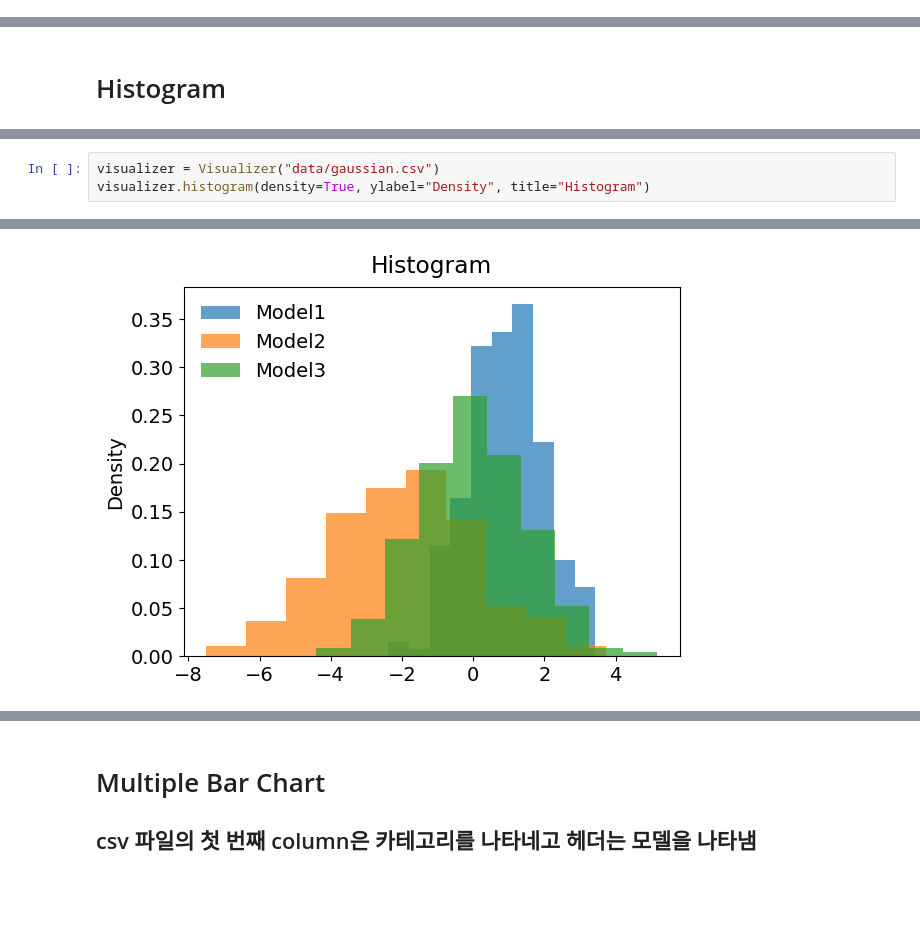
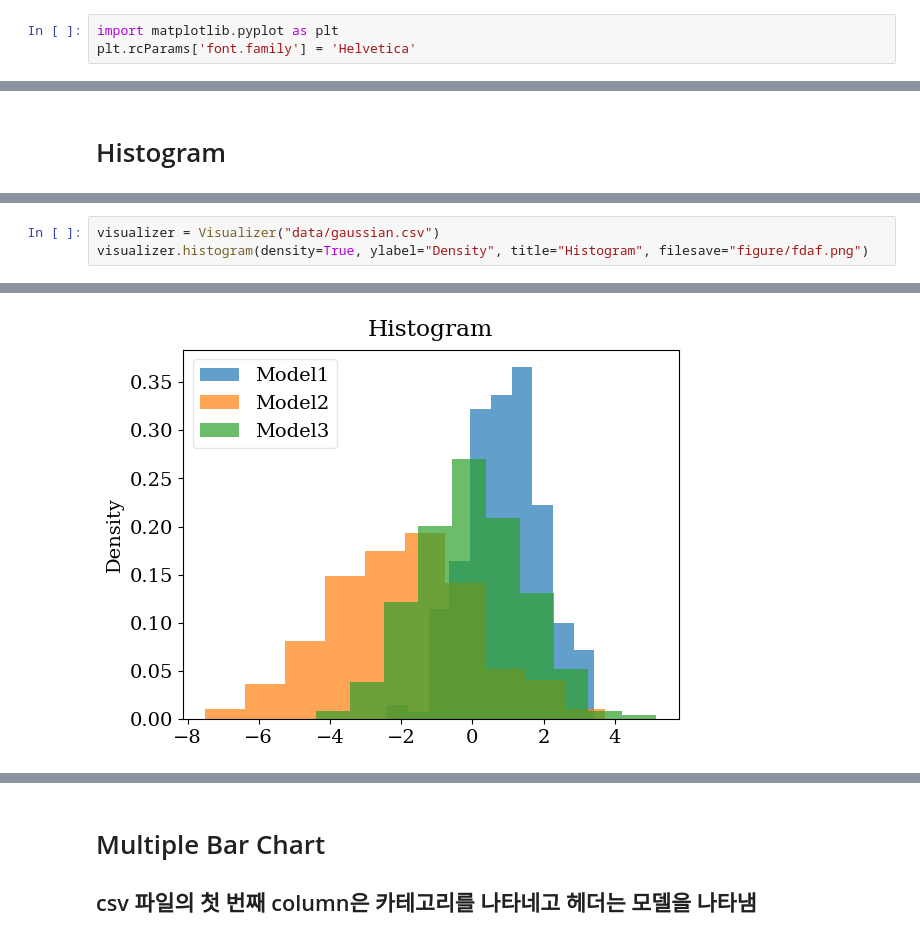
Before and after one commit to tjdgh3946/visualizer-, a Jupyter notebook: example.ipynb, the cells around one changed output, grey strips where cells are left out. Saved outputs shown, nothing was run; the diff lists cells and outputs as text; blank space fills up the shorter version.

```diff
--- a/example.ipynb
+++ b/example.ipynb
@@ -27,2 +109,5 @@ visualizer.plot(xlabel="Step", ylabel="BLEU", marker="enum", linestyle="--", tit
 # %% [markdown]
 ## Example 2: plot with two-y scale
+# %%
+import matplotlib.pyplot as plt
+plt.rcParams['font.family'] = 'Helvetica'
@@ -60,4 +137,4 @@ d
 # %%
 visualizer = Visualizer("data/gaussian.csv")
-visualizer.histogram(density=True, ylabel="Density", title="Histogram")
+visualizer.histogram(density=True, ylabel="Density", title="Histogram", filesave="figure/fdaf.png")
 # %% [output]
@@ -64 +142 @@ visualizer.histogram(density=True, ylabel="Density", title="Histogram")
-[figure, old version]
+[figure, new version]
```
Also changed, not shown: parts of 20 cells of this notebook, 51 other files.
